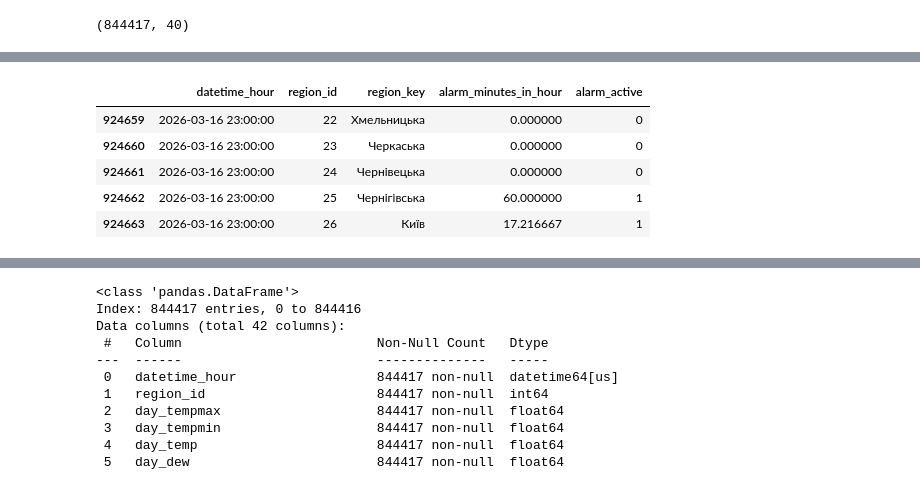
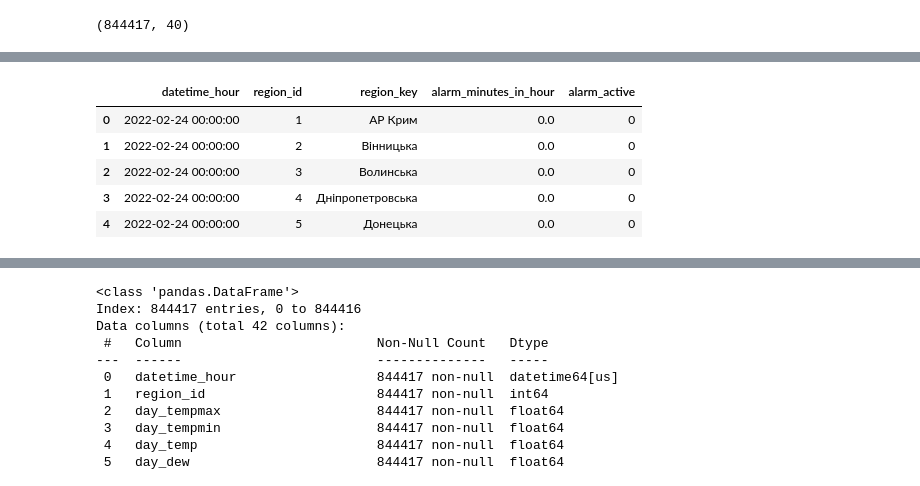
Before and after one commit to khorunzhaviktoriia/war-events-predictor-saas, a Jupyter notebook: forecasting/data_merge_feature_engineering.ipynb, the cells around one changed output, grey strips where cells are left out. Saved outputs shown, nothing was run; the diff lists cells and outputs as text; code cells hidden in the pictures.

```diff
--- a/forecasting/data_merge_feature_engineering.ipynb
+++ b/forecasting/data_merge_feature_engineering.ipynb
@@ -30,4 +14,13 @@ import json
+# %%
+data_dir = Path("../data")
+weather_file = data_dir / "weather_processed.csv"
+alarms_file = data_dir / "war_events_processed.csv"
+isw_file = data_dir / "isw_processed_svd.csv"
+tg_file = data_dir / "telegram_processed_svd.csv"
+
+output = "final_merged_dataset.parquet"
 # %%
-df_weather = pd.read_csv("../data/weather_processed.csv")
-df_war_events = pd.read_csv("../data/war_events_processed.csv")
-df_isw_matrix = pd.read_csv("../data/isw_processed_svd.csv")
+df_weather = pd.read_csv(weather_file)
+df_war_events = pd.read_csv(alarms_file)
+df_isw_matrix = pd.read_csv(isw_file)
+df_tg_matrix = pd.read_csv(tg_file)
@@ -38,9 +49,9 @@ df_weather.shape
 # %%
-df_war_events.tail()
+df_war_events.head()
 # %% [output]
 |  | datetime_hour | region_id | region_key | alarm_minutes_in_hour | alarm_active |
-| 924659 | 2026-03-16 23:00:00 | 22 | Хмельницька | 0.000000 | 0 |
-| 924660 | 2026-03-16 23:00:00 | 23 | Черкаська | 0.000000 | 0 |
-| 924661 | 2026-03-16 23:00:00 | 24 | Чернівецька | 0.000000 | 0 |
-| 924662 | 2026-03-16 23:00:00 | 25 | Чернігівська | 60.000000 | 1 |
-| 924663 | 2026-03-16 23:00:00 | 26 | Київ | 17.216667 | 1 |
+| 0 | 2022-02-24 00:00:00 | 1 | АР Крим | 0.0 | 0 |
+| 1 | 2022-02-24 00:00:00 | 2 | Вінницька | 0.0 | 0 |
+| 2 | 2022-02-24 00:00:00 | 3 | Волинська | 0.0 | 0 |
+| 3 | 2022-02-24 00:00:00 | 4 | Дніпропетровська | 0.0 | 0 |
+| 4 | 2022-02-24 00:00:00 | 5 | Донецька | 0.0 | 0 |
```
Also changed, not shown: parts of 87 cells of this notebook.
